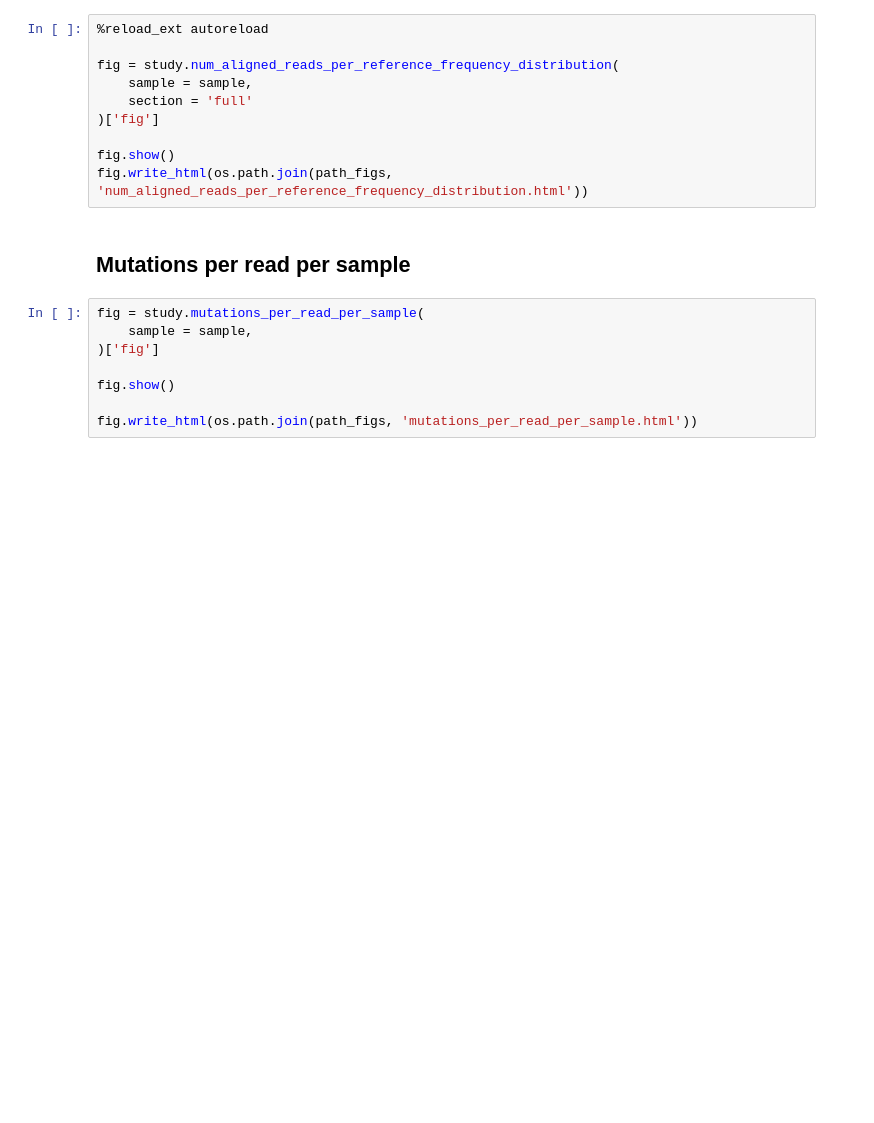
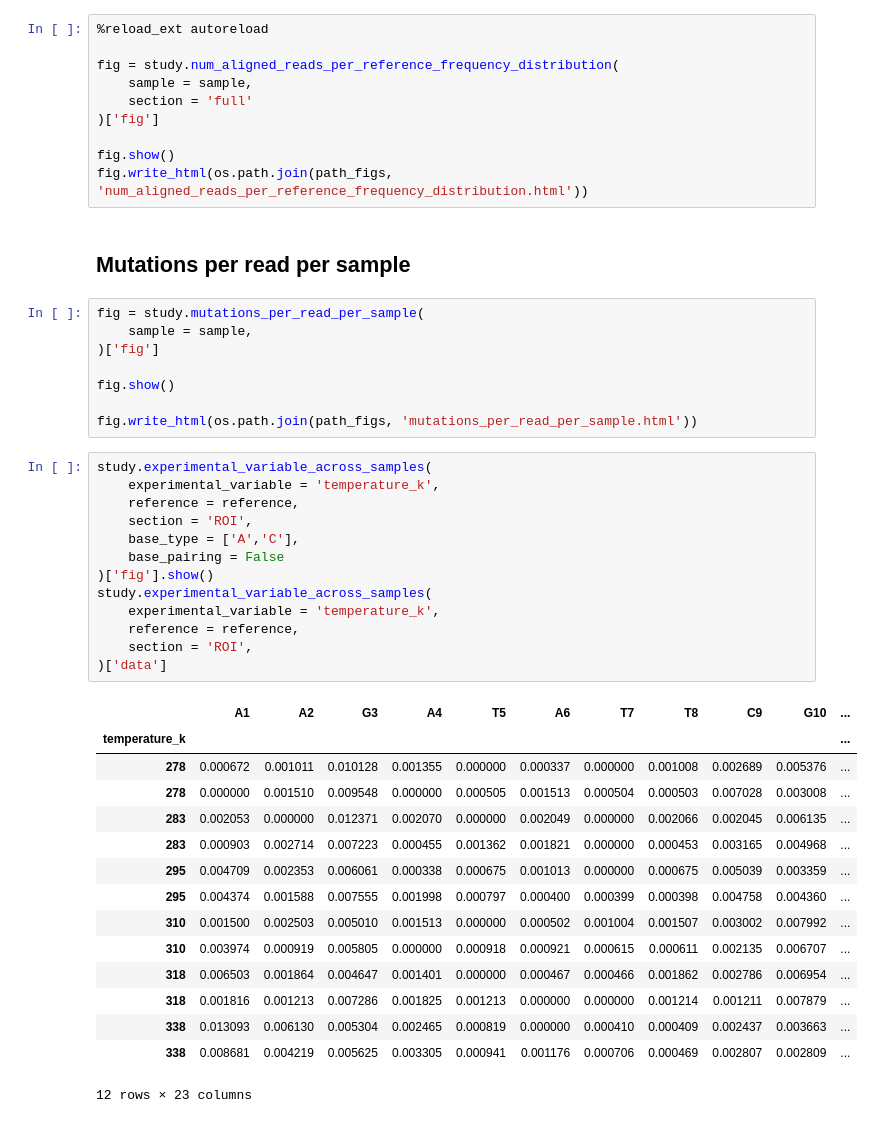
Before and after one commit to rouskinlab/dreem, a Jupyter notebook: dreem/draw/gallery.ipynb, the cells around one changed output. Cells and saved outputs as stored; diff of their text form; blank space fills up the shorter version.

```diff
--- a/dreem/draw/gallery.ipynb
+++ b/dreem/draw/gallery.ipynb
@@ -102,3 +100,32 @@ fig = study.mutations_per_read_per_sample(
 fig.show()
 
 fig.write_html(os.path.join(path_figs, 'mutations_per_read_per_sample.html'))
+# %%
+study.experimental_variable_across_samples(
+    experimental_variable = 'temperature_k',
+    reference = reference,
+    section = 'ROI',
+    base_type = ['A','C'],
+    base_pairing = False
+)['fig'].show()
+study.experimental_variable_across_samples(
+    experimental_variable = 'temperature_k',
+    reference = reference,
+    section = 'ROI',
+)['data']
+# %% [output]
+|  | A1 | A2 | G3 | A4 | T5 | A6 | T7 | T8 | C9 | G10 | ... |
+| temperature_k |  |  |  |  |  |  |  |  |  |  | ... |
+| 278 | 0.000672 | 0.001011 | 0.010128 | 0.001355 | 0.000000 | 0.000337 | 0.000000 | 0.001008 | 0.002689 | 0.005376 | ... |
+| 278 | 0.000000 | 0.001510 | 0.009548 | 0.000000 | 0.000505 | 0.001513 | 0.000504 | 0.000503 | 0.007028 | 0.003008 | ... |
+| 283 | 0.002053 | 0.000000 | 0.012371 | 0.002070 | 0.000000 | 0.002049 | 0.000000 | 0.002066 | 0.002045 | 0.006135 | ... |
+| 283 | 0.000903 | 0.002714 | 0.007223 | 0.000455 | 0.001362 | 0.001821 | 0.000000 | 0.000453 | 0.003165 | 0.004968 | ... |
+| 295 | 0.004709 | 0.002353 | 0.006061 | 0.000338 | 0.000675 | 0.001013 | 0.000000 | 0.000675 | 0.005039 | 0.003359 | ... |
+| 295 | 0.004374 | 0.001588 | 0.007555 | 0.001998 | 0.000797 | 0.000400 | 0.000399 | 0.000398 | 0.004758 | 0.004360 | ... |
+| 310 | 0.001500 | 0.002503 | 0.005010 | 0.001513 | 0.000000 | 0.000502 | 0.001004 | 0.001507 | 0.003002 | 0.007992 | ... |
+| 310 | 0.003974 | 0.000919 | 0.005805 | 0.000000 | 0.000918 | 0.000921 | 0.000615 | 0.000611 | 0.002135 | 0.006707 | ... |
+| 318 | 0.006503 | 0.001864 | 0.004647 | 0.001401 | 0.000000 | 0.000467 | 0.000466 | 0.001862 | 0.002786 | 0.006954 | ... |
+| 318 | 0.001816 | 0.001213 | 0.007286 | 0.001825 | 0.001213 | 0.000000 | 0.000000 | 0.001214 | 0.001211 | 0.007879 | ... |
+| 338 | 0.013093 | 0.006130 | 0.005304 | 0.002465 | 0.000819 | 0.000000 | 0.000410 | 0.000409 | 0.002437 | 0.003663 | ... |
+| 338 | 0.008681 | 0.004219 | 0.005625 | 0.003305 | 0.000941 | 0.001176 | 0.000706 | 0.000469 | 0.002807 | 0.002809 | ... |
+12 rows × 23 columns
```
Also changed, not shown: parts of 3 cells of this notebook, 35 other files.
